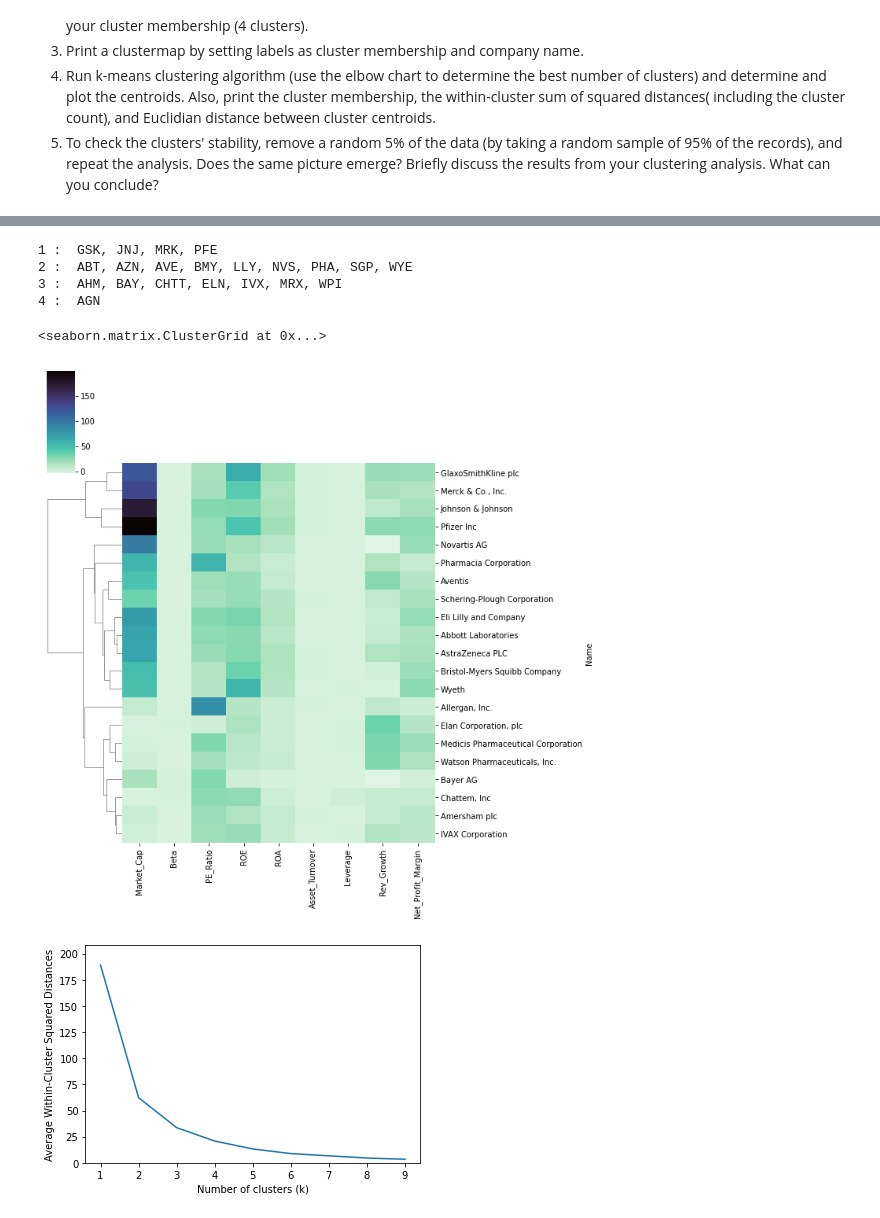
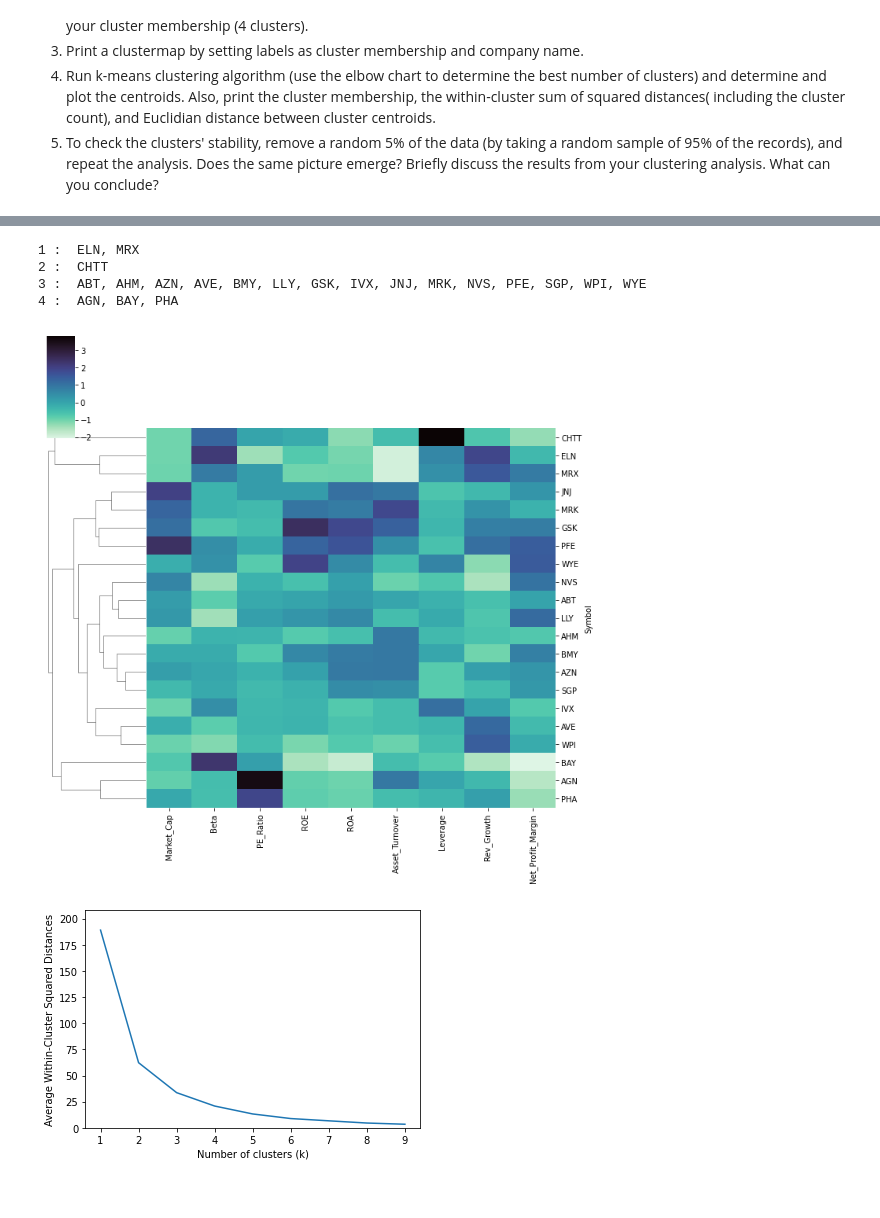
Before and after one commit to charlesg/HI530, a Jupyter notebook: module4/Module_4_Homework_2.ipynb, the cells around one changed output, grey strips where cells are left out. Saved outputs shown, nothing was run; the diff lists cells and outputs as text; code cells hidden in the pictures.

```diff
--- a/module4/Module_4_Homework_2.ipynb
+++ b/module4/Module_4_Homework_2.ipynb
@@ -35,6 +35,7 @@ from pandas.plotting import parallel_coordinates
 # 1. Load the data
 pharma_df = pd.read_csv('Pharmaceuticals.csv')
 pharma_df.set_index('Symbol', inplace=True)
-perfValues = ['Market_Cap', 'Beta', 'PE_Ratio', 'ROE', 'ROA', 'Asset_Turnover', 'Leverage', 'Rev_Growth', 'Net_Profit_Margin']
+pharma_df = pharma_df.drop(columns=['Name', 'Median_Recommendation', 'Location', 'Exchange'])
+pharma_norm = pharma_df.apply(preprocessing.scale, axis=0)
 pharma_df.head(10)
 # %% [output]
@@ -77,22 +78,22 @@ dendrogram(Z, labels=pharma_df[perfValues].index, color_threshold=3.9)
 # %%
-memb = fcluster(linkage(pharma_df[perfValues], method='average'), 4, criterion='maxclust')
-memb = pd.Series(memb, index=pharma_df[perfValues].index)
+memb = fcluster(linkage(pharma_norm, method='average'), 4, criterion='maxclust')
+memb = pd.Series(memb, index=pharma_norm.index)
 
 for key, item in memb.groupby(memb):
     print(key, ': ', ', '.join(item.index))
 # %% [output]
-1 :  GSK, JNJ, MRK, PFE
-2 :  ABT, AZN, AVE, BMY, LLY, NVS, PHA, SGP, WYE
-3 :  AHM, BAY, CHTT, ELN, IVX, MRX, WPI
-4 :  AGN
+1 :  ELN, MRX
+2 :  CHTT
+3 :  ABT, AHM, AZN, AVE, BMY, LLY, GSK, IVX, JNJ, MRK, NVS, PFE, SGP, WPI, WYE
+4 :  AGN, BAY, PHA
 # %%
 # 3. Print a clustermap by setting labels as cluster membership and company name
 #
-pharma_df[perfValues].index = ['{}: {}'.format(cluster, company) for cluster, company in zip(memb, pharma_df[perfValues].index)]
-sns.clustermap(pharma_df[perfValues], method='average', col_cluster=False, cmap='mako_r')
+#pharma_norm.index = ['{}: {}'.format(cluster, company) for cluster, company in zip(memb, pharma_norm.index)]
+sns.clustermap(pharma_norm, method='average', col_cluster=False, cmap='mako_r')
+plt.show()
 # %% [output]
-<seaborn.matrix.ClusterGrid at 0x...>
-[figure, old version]
+[figure, new version]
 # %%
 # 4.
 # Run k-means clustering algorithm (use the elbow chart to determine the best number of clusters) and determine and plot the centroids.
```
Also changed, not shown: parts of 15 cells of this notebook, 2 other files.
